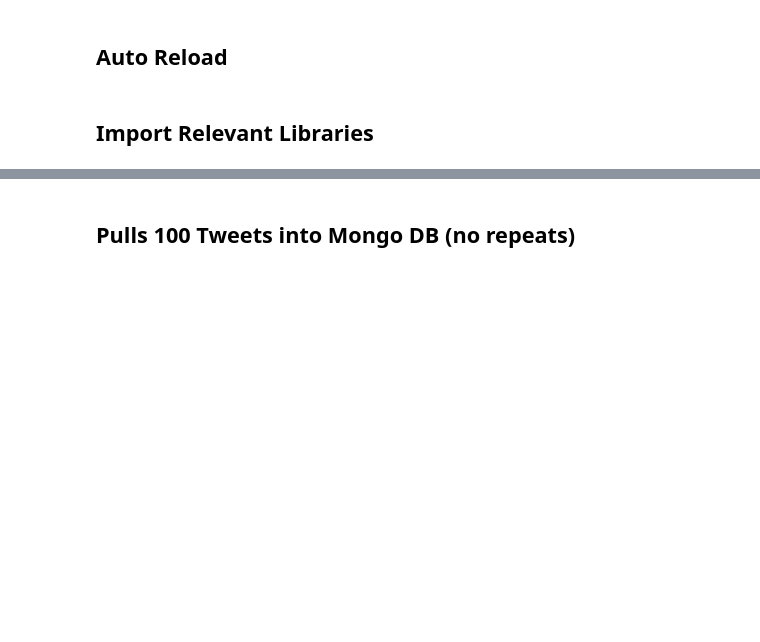
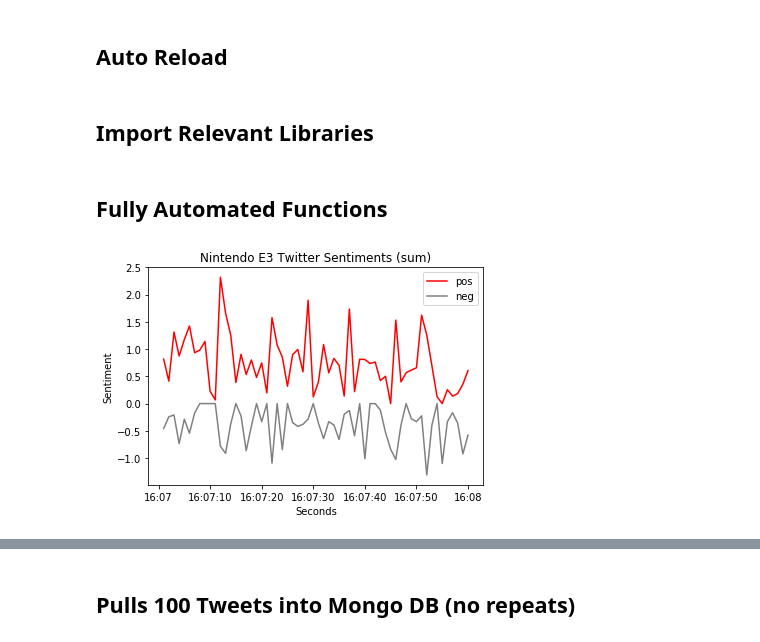
Before and after one commit to Laura-ShummonMaass/Nintendo_E3_Sentiment_Analysis, a Jupyter notebook: 2019_cleaning_and_trends_radars.ipynb, the cells around one changed output, grey strips where cells are left out. Saved outputs shown, nothing was run; the diff lists cells and outputs as text; code cells hidden in the pictures; blank space fills up the shorter version.

```diff
--- a/2019_cleaning_and_trends_radars.ipynb
+++ b/2019_cleaning_and_trends_radars.ipynb
@@ -48 +50,10 @@ from nintendo.functions import (
     )
+# %% [markdown]
+## Fully Automated Functions
+# %%
+trend_2019(start_time='16:07:00',
+           end_time='16:08:00',
+           sum_mean='sum'
+           )
+# %% [output]
+[figure, added]
```
Also changed, not shown: parts of 13 cells of this notebook, 4 other files.
